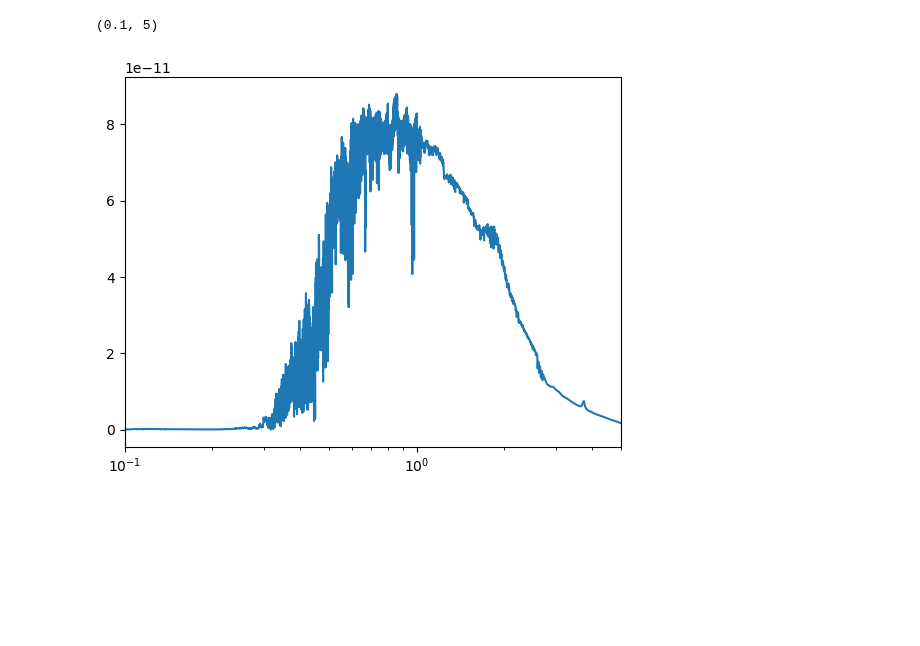
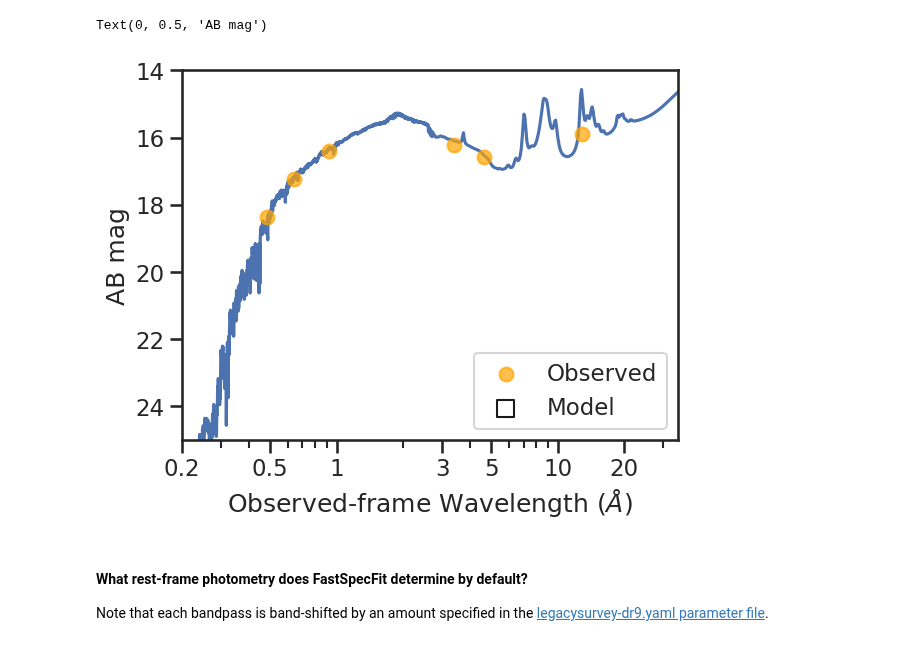
Before and after one commit to desihub/fastspecfit, a Jupyter notebook: doc/nb/tutorial-kcorrections.ipynb, the cells around one changed output. Drawn from its saved outputs; the diff is of its cells as text; code cells hidden in the pictures; blank space fills up the shorter version.

```diff
--- a/doc/nb/tutorial-kcorrections.ipynb
+++ b/doc/nb/tutorial-kcorrections.ipynb
@@ -25,0 +135,11 @@ cache['continuum_pixkms'], cache['pixkms_wavesplit']
+# %%
+sedmodel, sedphot = CTools.templates2data(
+    templates['templateflux'], templates['templatewave'],
+    redshift=redshift, dluminosity=dlum, vdisp=vdisp,
+    photsys=photsys, synthphot=True, coeff=coeff)
+
+sedwave = templates['templatewave'] * (1 + redshift)
+
+# [1e-17 erg/s/cm2/A --> maggies]
+abfactor = 10**(0.4 * 48.6) * sedwave**2 / (C_LIGHT * 1e13) / FLUXNORM
+sedmodel_abmag = -2.5 * np.log10(sedmodel * abfactor) # AB mag
@@ -25,0 +148,8 @@ cache['continuum_pixkms'], cache['pixkms_wavesplit']
+# %%
+nanomaggies = np.array([meta['FLUX_{}'.format(band.upper())] for band in CTools.bands]).flatten()
+ivarnanomaggies = np.array([meta['FLUX_IVAR_{}'.format(band.upper())] for band in CTools.bands]).flatten()
+
+phot = CTools.parse_photometry(CTools.bands, maggies=nanomaggies, ivarmaggies=ivarnanomaggies,
+                               nanomaggies=True, lambda_eff=filters.effective_wavelengths.value,
+                               min_uncertainty=CTools.min_uncertainty)
+phot
@@ -26,11 +167,36 @@ cache['continuum_pixkms'], cache['pixkms_wavesplit']
 # %%
-obswave = cache['templatewave'] * (1. + redshift)
-obsflux = coeff.dot(cache['templateflux'].T)
+import matplotlib.ticker as ticker
+sns.set(context='talk', style='ticks', font_scale=1.0)
+
+@ticker.FuncFormatter
+def major_formatter(x, pos):
+    if (x >= 0.01) and (x < 0.1):
+        return f'{x:.2f}'
+    elif (x >= 0.1) and (x < 1):
+        return f'{x:.1f}'
+    else:
+        return f'{x:.0f}'
 
 fig, ax = plt.subplots()
-ax.plot(obswave / 1e4, obsflux)
+ax.plot(sedwave / 1e4, sedmodel_abmag)
+ax.scatter(phot['lambda_eff'] / 1e4, phot['abmag'], marker='o', s=100,
+           color='orange', zorder=2, alpha=0.7, label='Observed')
+ax.scatter(sedphot['lambda_eff'] / 1e4, sedphot['abmag'], marker='s', s=150,
+           color='k', facecolor='none', zorder=3, label='Model')
+ax.legend(loc='lower right')
+
+ax.set_ylim(25, 14)
+ax.set_xlim(0.2, 35)
 ax.set_xscale('log')
-ax.set_xlim(0.1, 5)
+ax.set_xticks(np.array([0.2, 0.5, 1.0, 3.0, 5.0, 10.0, 20.0]))
+ax.xaxis.set_major_formatter(major_formatter)
+
+ax.set_xlabel(r'Observed-frame Wavelength ($\AA$)')
+ax.set_ylabel('AB mag')
 # %% [output]
-(0.1, 5)
+Text(0, 0.5, 'AB mag')
-[figure, old version]
+[figure, new version]
+# %% [markdown]
+#### What rest-frame photometry does FastSpecFit determine by default?
+
+Note that each bandpass is band-shifted by an amount specified in the [legacysurvey-dr9.yaml parameter file](https://github.com/desihub/fastspecfit/blob/main/py/fastspecfit/data/legacysurvey-dr9.yaml).
```
Also changed, not shown: parts of 27 cells of this notebook, 1 other file.
